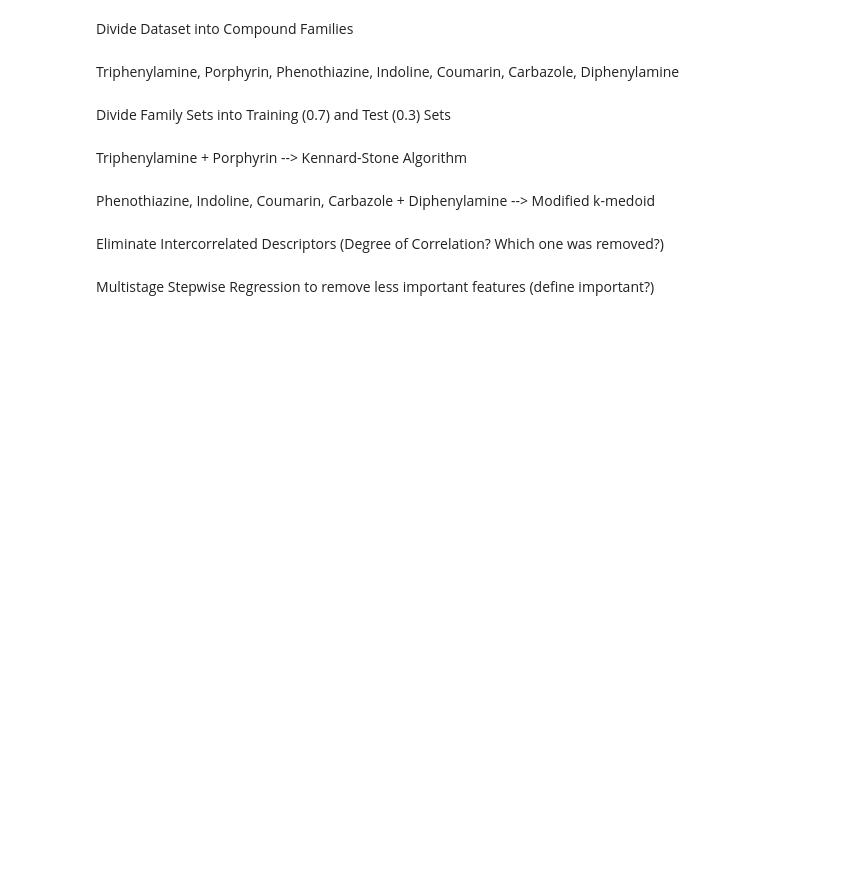
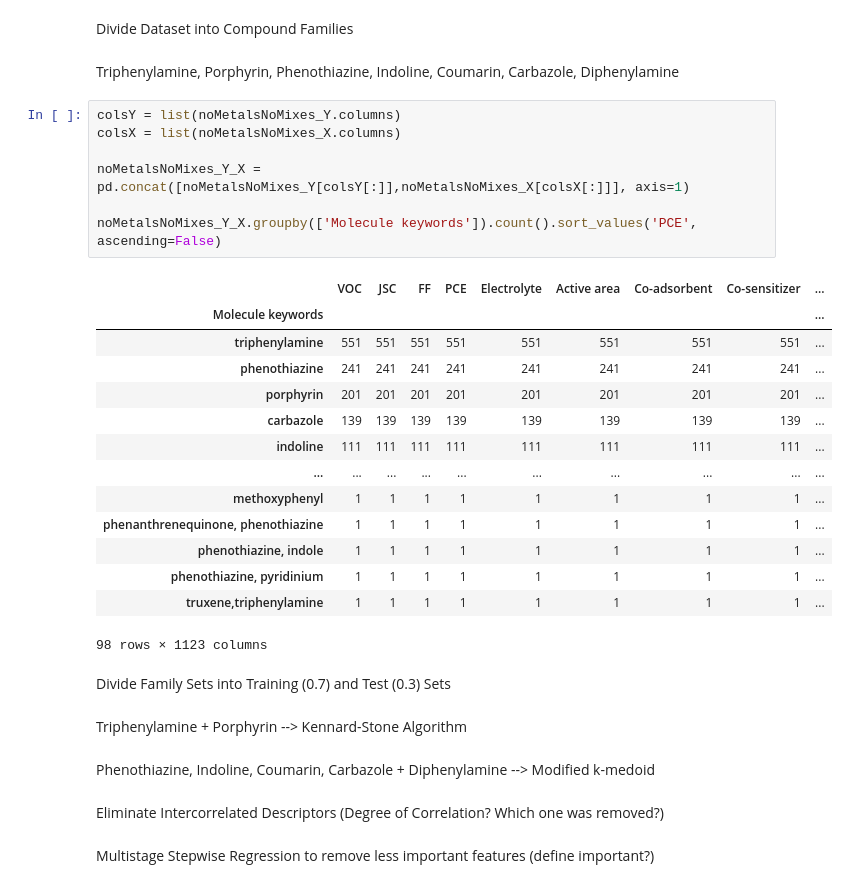
Before and after one commit to PaulC61/Cheminformatics, a Jupyter notebook: InternshipM2_BIU/WorkingEnvironment/Phase2/plsPaper.ipynb, the cells around one changed output. Cells and saved outputs as stored; diff of their text form; blank space fills up the shorter version.

```diff
--- a/InternshipM2_BIU/WorkingEnvironment/Phase2/plsPaper.ipynb
+++ b/InternshipM2_BIU/WorkingEnvironment/Phase2/plsPaper.ipynb
@@ -6,6 +43,28 @@ import pandas as pd
 Divide Dataset into Compound Families
 # %% [markdown]
 Triphenylamine, Porphyrin, Phenothiazine, Indoline, Coumarin, Carbazole, Diphenylamine
+# %%
+colsY = list(noMetalsNoMixes_Y.columns)
+colsX = list(noMetalsNoMixes_X.columns)
+
+noMetalsNoMixes_Y_X = pd.concat([noMetalsNoMixes_Y[colsY[:]],noMetalsNoMixes_X[colsX[:]]], axis=1)
+
+noMetalsNoMixes_Y_X.groupby(['Molecule keywords']).count().sort_values('PCE', ascending=False)
+# %% [output]
+|  | VOC | JSC | FF | PCE | Electrolyte | Active area | Co-adsorbent | Co-sensitizer | ... |
+| Molecule keywords |  |  |  |  |  |  |  |  | ... |
+| triphenylamine | 551 | 551 | 551 | 551 | 551 | 551 | 551 | 551 | ... |
+| phenothiazine | 241 | 241 | 241 | 241 | 241 | 241 | 241 | 241 | ... |
+| porphyrin | 201 | 201 | 201 | 201 | 201 | 201 | 201 | 201 | ... |
+| carbazole | 139 | 139 | 139 | 139 | 139 | 139 | 139 | 139 | ... |
+| indoline | 111 | 111 | 111 | 111 | 111 | 111 | 111 | 111 | ... |
+| ... | ... | ... | ... | ... | ... | ... | ... | ... | ... |
+| methoxyphenyl | 1 | 1 | 1 | 1 | 1 | 1 | 1 | 1 | ... |
+| phenanthrenequinone, phenothiazine | 1 | 1 | 1 | 1 | 1 | 1 | 1 | 1 | ... |
+| phenothiazine, indole | 1 | 1 | 1 | 1 | 1 | 1 | 1 | 1 | ... |
+| phenothiazine, pyridinium | 1 | 1 | 1 | 1 | 1 | 1 | 1 | 1 | ... |
+| truxene,triphenylamine | 1 | 1 | 1 | 1 | 1 | 1 | 1 | 1 | ... |
+98 rows × 1123 columns
 # %% [markdown]
 Divide Family Sets into Training (0.7) and Test (0.3) Sets
 # %% [markdown]
```
Also changed, not shown: parts of 2 cells of this notebook, 10 other files.
